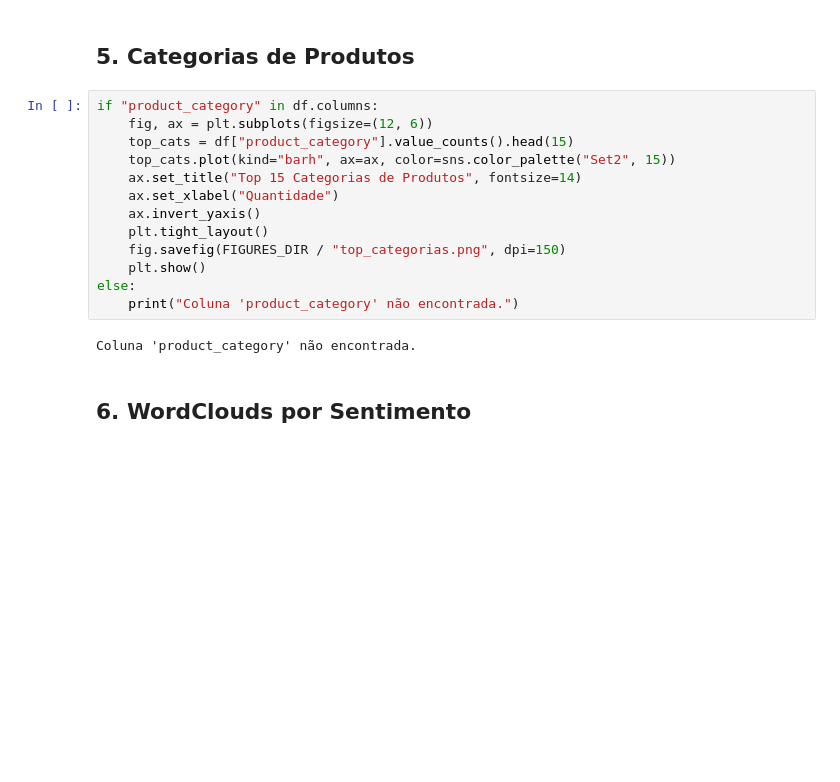
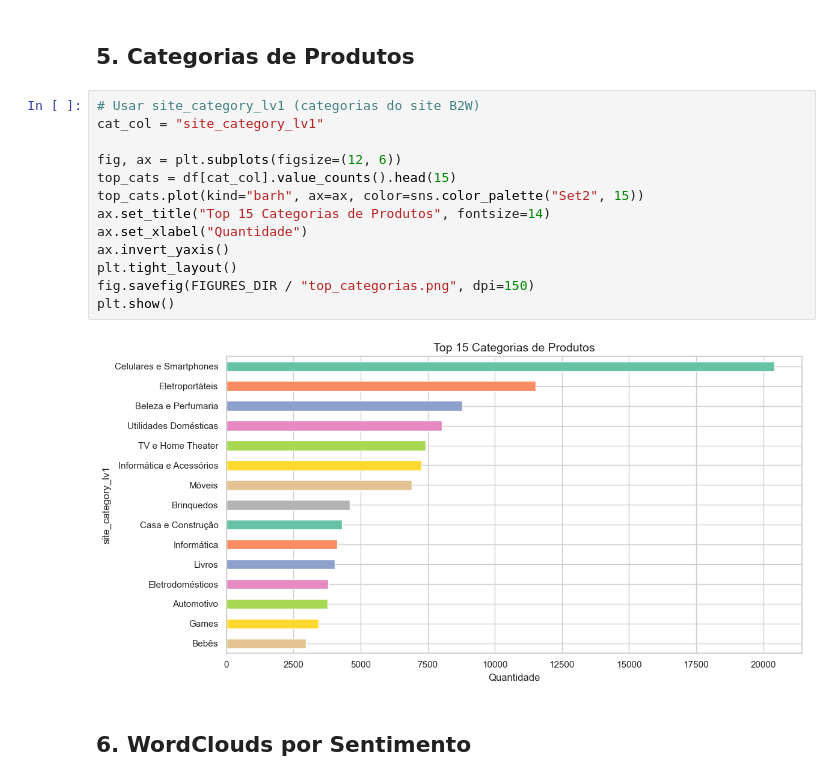
Before and after one commit to pfalconiere/pln-exercise-master-sentiment-analysis, a Jupyter notebook: notebooks/01_exploracao_dados.ipynb, the cells around one changed output. Drawn from its saved outputs; the diff is of its cells as text; blank space fills up the shorter version.

```diff
--- a/notebooks/01_exploracao_dados.ipynb
+++ b/notebooks/01_exploracao_dados.ipynb
@@ -188,20 +188,20 @@ Passing `palette` without assigning `hue` is deprecated and will be removed in v
 # %% [markdown]
 ## 5. Categorias de Produtos
 # %%
-if "product_category" in df.columns:
-    fig, ax = plt.subplots(figsize=(12, 6))
-    top_cats = df["product_category"].value_counts().head(15)
-    top_cats.plot(kind="barh", ax=ax, color=sns.color_palette("Set2", 15))
-    ax.set_title("Top 15 Categorias de Produtos", fontsize=14)
-    ax.set_xlabel("Quantidade")
-    ax.invert_yaxis()
-    plt.tight_layout()
-    fig.savefig(FIGURES_DIR / "top_categorias.png", dpi=150)
-    plt.show()
-else:
-    print("Coluna 'product_category' não encontrada.")
+# Usar site_category_lv1 (categorias do site B2W)
+cat_col = "site_category_lv1"
+
+fig, ax = plt.subplots(figsize=(12, 6))
+top_cats = df[cat_col].value_counts().head(15)
+top_cats.plot(kind="barh", ax=ax, color=sns.color_palette("Set2", 15))
+ax.set_title("Top 15 Categorias de Produtos", fontsize=14)
+ax.set_xlabel("Quantidade")
+ax.invert_yaxis()
+plt.tight_layout()
+fig.savefig(FIGURES_DIR / "top_categorias.png", dpi=150)
+plt.show()
 # %% [output]
-Coluna 'product_category' não encontrada.
+[figure, added]
 # %% [markdown]
 ## 6. WordClouds por Sentimento
 # %%
```
Also changed, not shown: 7 other files.
